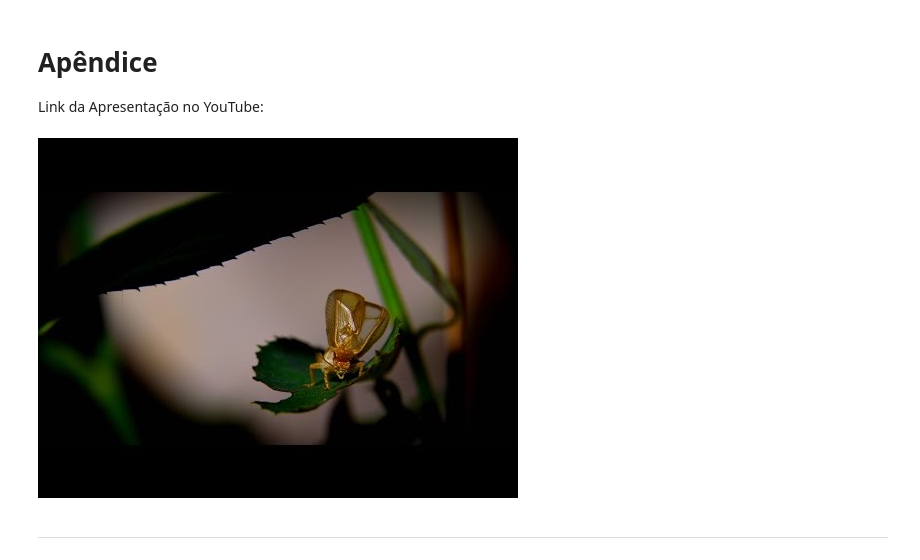
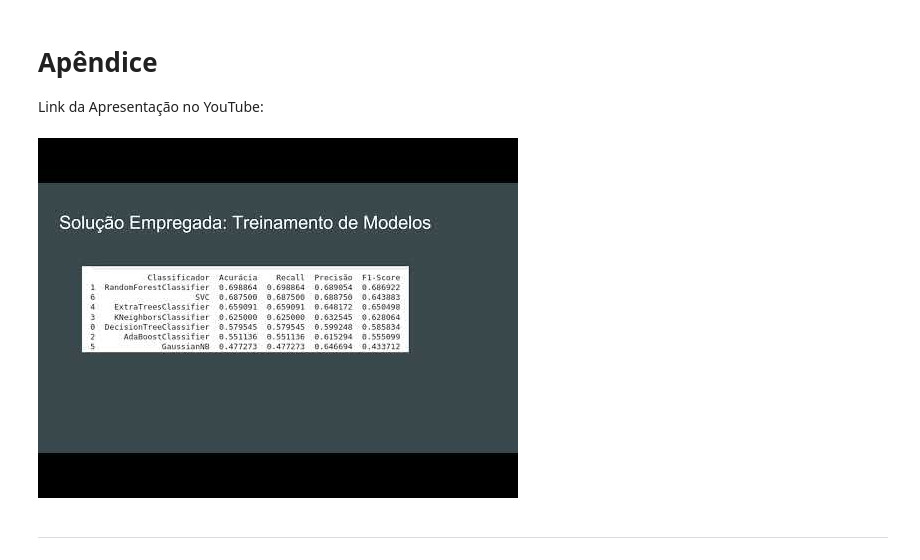
Before and after one commit to L3borim/LoL-Match-Prediction-Project-IA2024S1, a Jupyter notebook: IA_2024S1_Projeto.ipynb, the cells around one changed output. Saved outputs shown, nothing was run; the diff lists cells and outputs as text; code cells hidden in the pictures.

```diff
--- a/IA_2024S1_Projeto.ipynb
+++ b/IA_2024S1_Projeto.ipynb
@@ -387,9 +387,9 @@ Apresente a conclusão do seu estudo. Indique limitações da tecnologia/conceit
 Link da Apresentação no YouTube:
 # %%
 from IPython.display import YouTubeVideo
-YouTubeVideo('ssSCGwy_Qfo') # substitua pelo seu vídeo
+YouTubeVideo('1YI2uhDJEdg')
 # %% [output]
-[figure, old version]
+[figure, new version]
 # %% [markdown]
 ---
 # %%
```
